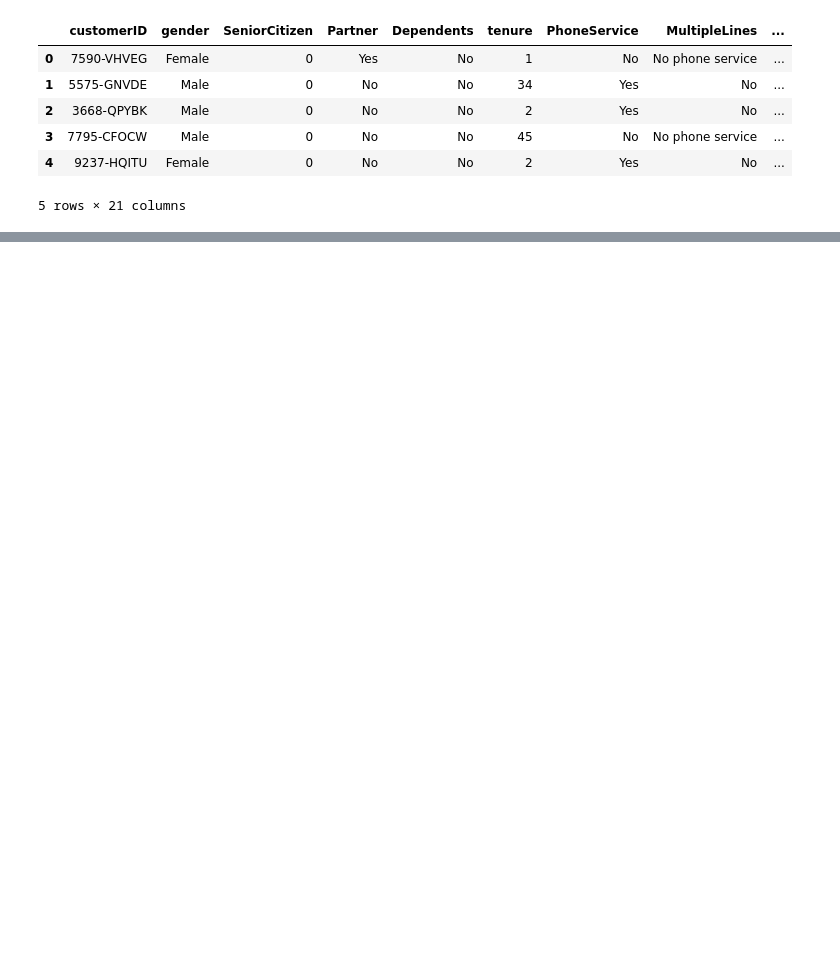
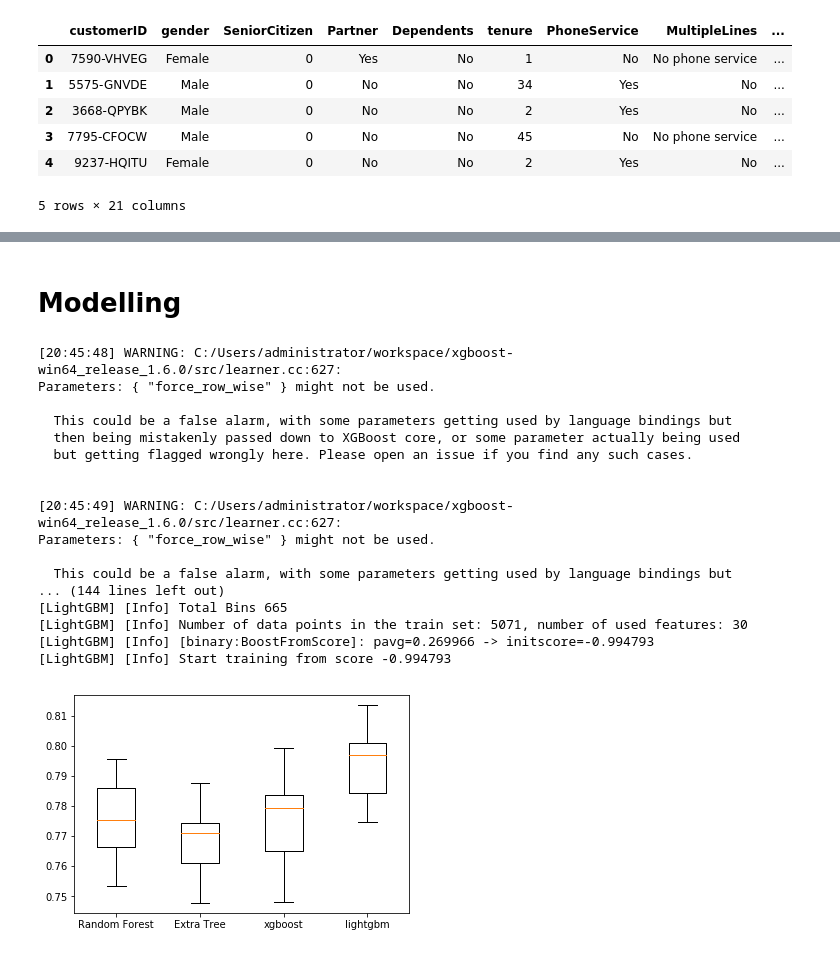
Before and after one commit to olusegunadelowo/Telco_Customer_Churn_Model, a Jupyter notebook: Telco_CustomerChurn_Prediction.ipynb, the cells around one changed output, grey strips where cells are left out. Saved outputs shown, nothing was run; the diff lists cells and outputs as text; code cells hidden in the pictures; blank space fills up the shorter version.

Commit message:
Model Building Completed

```diff
--- a/Telco_CustomerChurn_Prediction.ipynb
+++ b/Telco_CustomerChurn_Prediction.ipynb
@@ -25,0 +245,4 @@ churn_data.head()
+# %%
+churn_data = cat_to_dummy (churn_data, 'PaperlessBilling')
+# %%
+churn_data = cat_to_dummy (churn_data, 'PaymentMethod')
@@ -45,0 +283,14 @@ memory usage: 1.1+ MB
+# %%
+#Split the data into an 80-20 train-test split with a random state of “1”
+X = churn_data.drop(columns = "Churn").values
+y = churn_data["Churn"].values
+
+X_train, X_test, y_train, y_test = train_test_split(X, y, test_size=0.2, random_state= 1)
+# %%
+#Scaling the dataset
+from sklearn.preprocessing import StandardScaler
+scaler= StandardScaler()
+X_train_scaled = scaler.fit_transform(X_train)
+X_test_scaled =scaler.transform(X_test)
+# %% [markdown]
+# Modelling
@@ -45,0 +300,34 @@ memory usage: 1.1+ MB
+# %%
+#Train random forest,extra trees classifier,xgboost, and lightgbm with no hyperparameter tuning
+models = {"Random Forest": RandomForestClassifier(), "Extra Tree":  ExtraTreesClassifier(), "xgboost":XGBClassifier(force_row_wise=True),
+         "lightgbm": LGBMClassifier()}
+
+results = []
+
+for model in models.values():
+  skf = StratifiedKFold(n_splits=10, shuffle= True, random_state= 1)
+  cv_results = cross_val_score(model, X_train_scaled, y_train, cv=skf)
+
+  results.append(cv_results)
+
+plt.boxplot(results, labels= models.keys())
+plt.show()
+# %% [output]
+[20:45:48] WARNING: C:/Users/administrator/workspace/xgboost-win64_release_1.6.0/src/learner.cc:627:
+Parameters: { "force_row_wise" } might not be used.
+
+  This could be a false alarm, with some parameters getting used by language bindings but
+  then being mistakenly passed down to XGBoost core, or some parameter actually being used
+  but getting flagged wrongly here. Please open an issue if you find any such cases.
+
+
+[20:45:49] WARNING: C:/Users/administrator/workspace/xgboost-win64_release_1.6.0/src/learner.cc:627:
+Parameters: { "force_row_wise" } might not be used.
+
+  This could be a false alarm, with some parameters getting used by language bindings but
+... (144 lines left out)
+[LightGBM] [Info] Total Bins 665
+[LightGBM] [Info] Number of data points in the train set: 5071, number of used features: 30
+[LightGBM] [Info] [binary:BoostFromScore]: pavg=0.269966 -> initscore=-0.994793
+[LightGBM] [Info] Start training from score -0.994793
+[figure, added]
```
Also changed, not shown: parts of 47 cells of this notebook.
